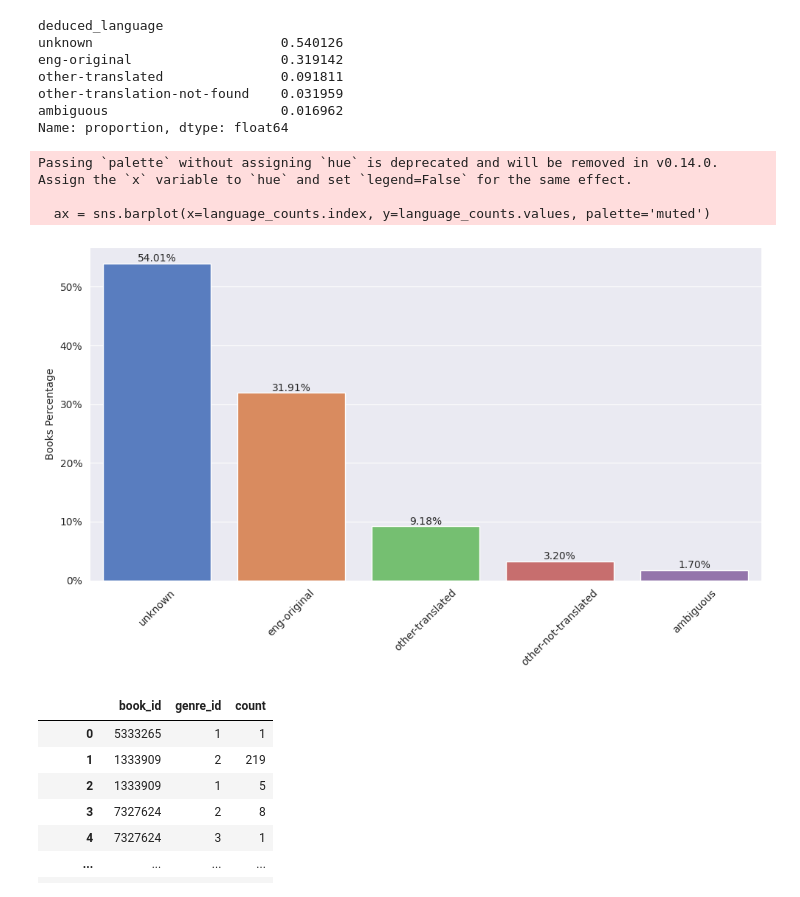
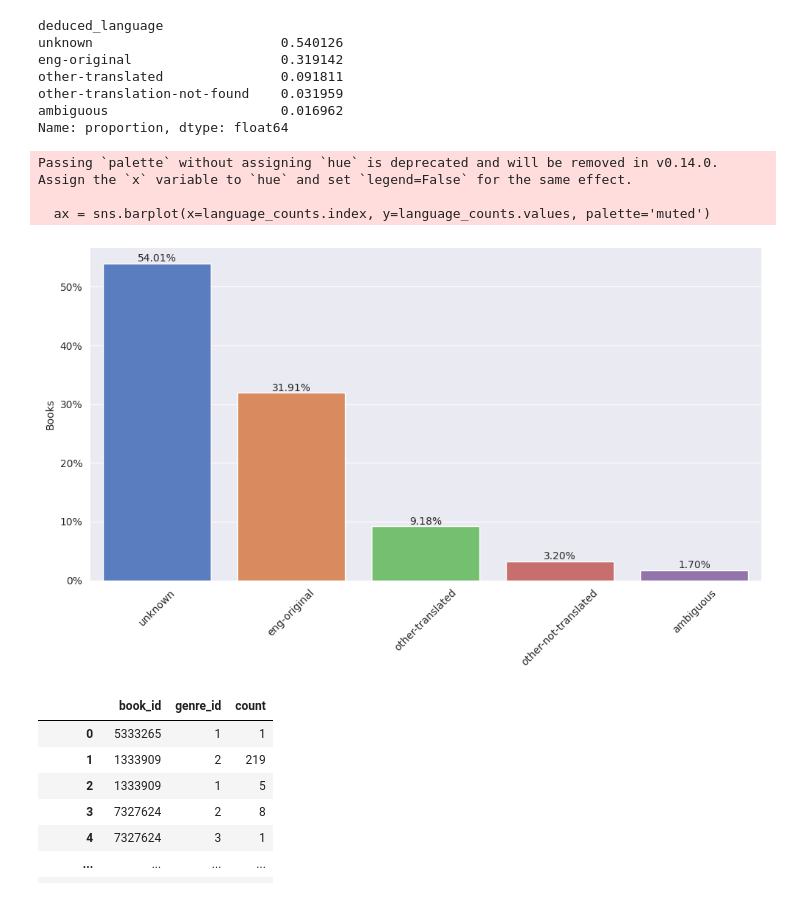
Before and after one commit to raresboza/thesis_lost_in_translation, a Jupyter notebook: notebooks/inference.ipynb, the cells around one changed output. Saved outputs shown, nothing was run; the diff lists cells and outputs as text; code cells hidden in the pictures.

```diff
--- a/notebooks/inference.ipynb
+++ b/notebooks/inference.ipynb
@@ -339,35 +339,35 @@ import seaborn as sns
 import matplotlib.pyplot as plt
 
 # Calculate proportions
 language_counts = df['deduced_language'].value_counts(normalize=True)  # normalize=True gives proportions
 language_counts = language_counts.rename(index={
     'other-translation-not-found': 'other-not-translated',
 })
 plt.figure(figsize=(10, 6))
 ax = sns.barplot(x=language_counts.index, y=language_counts.values, palette='muted')
 
 plt.xlabel('')
-plt.ylabel('Books Percentage')
+plt.ylabel('Books')
 plt.xticks(rotation=45)
 
 # Add proportion values on top of each bar
 for p in ax.patches:
     ax.annotate(
         f'{p.get_height():.2%}',  # Convert to percentage format
         (p.get_x() + p.get_width() / 2., p.get_height()),  # Position of the text
         ha='center',  # Horizontal alignment
         va='center',  # Vertical alignment
         xytext=(0, 5),  # Offset from the bar
         textcoords='offset points',
     )
 ax.set_yticklabels(['{:.0f}%'.format(y * 100) for y in ax.get_yticks()])
 
 plt.tight_layout()
 # %% [output]
 Passing `palette` without assigning `hue` is deprecated and will be removed in v0.14.0. Assign the `x` variable to `hue` and set `legend=False` for the same effect.
 
   ax = sns.barplot(x=language_counts.index, y=language_counts.values, palette='muted')
-[figure, old version]
+[figure, new version]
 # %%
 genres_df = pd.read_parquet(
     '/run/media/rares17/f15020b9-f291-4fe9-85f0-e6bd87520125/thesis/bookdata-tools/goodreads/gr-book-genres.parquet',
```
Also changed, not shown: parts of 1 cell of this notebook, 5 other files.
